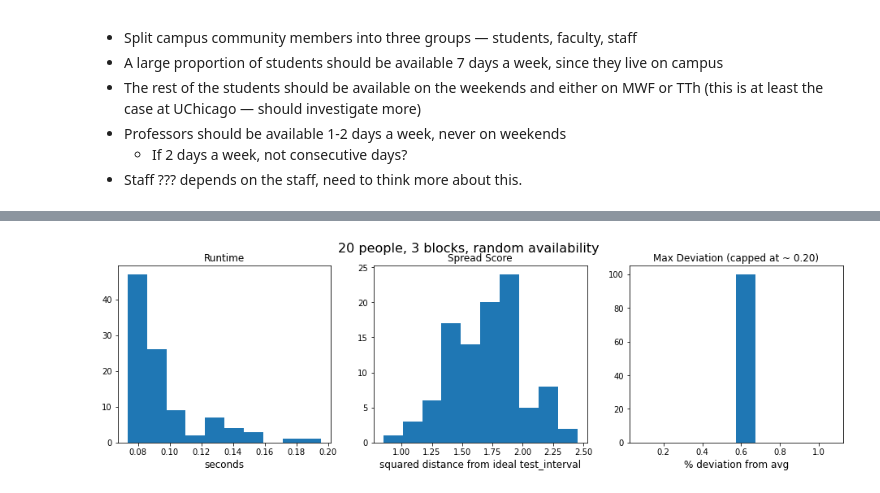
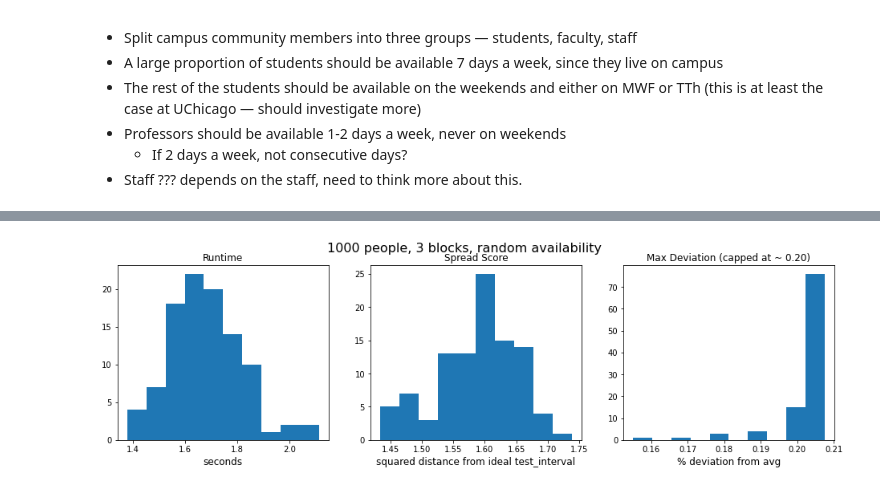
Before and after one commit to mggg/covid-scheduling, a Jupyter notebook: linear_program.ipynb, the cells around one changed output, grey strips where cells are left out. Cells and saved outputs as stored; diff of their text form; code cells hidden in the pictures.

```diff
--- a/linear_program.ipynb
+++ b/linear_program.ipynb
@@ -156,23 +156,23 @@ def analyzeIP(assignment, n_people, n_blocks, n_days=7, test_interval=3.5):
             if week[i] == 1:
                 scheduled_days.append(i)
         if len(scheduled_days) == 2:
-            score += ((scheduled_days[1] - scheduled_days[0]) - (n_days / n_tests)) ** 2
+            score += ((scheduled_days[1] - scheduled_days[0]) - test_interval) ** 2
     spreadScore = score / n_people
     # Compute block demands, deviations
     block_demands = np.sum(assignment.value, axis=0)
-    exp_supply_per_block = n_people * n_tests / (n_days * n_blocks)
+    exp_supply_per_block = n_people / (n_blocks * test_interval)
     max_deviation = max(block_demands.max() - exp_supply_per_block,
                         exp_supply_per_block - block_demands.min()) / exp_supply_per_block
 
     return spreadScore, block_demands, max_deviation
 # %%
-def showLast(assignment, avail, n_people, spreadScore, block_demands, max_deviation, n_days=7):
+def showLast(assignment, avail, n_people, n_blocks, spreadScore, block_demands, max_deviation, n_days=7):
     print("Spread score is: %.02f" % spreadScore)
     print("Max deviation %% is: %.01f" % (100 * max_deviation))
     print('Block demand (min):', block_demands.min())
     print('Block demand (max):', block_demands.max())
     print('All block demands:', block_demands)
-    daily_demands = [sum(block_demands[i:i+3]) for i in range(0, n_blocks*n_days - 1, 3)]
+    daily_demands = [sum(block_demands[i:i+n_blocks]) for i in range(0, n_blocks*n_days - 1, n_blocks)]
     print('All daily demands:', daily_demands)
     if n_people < 1000:
         # Display Calendar
@@ -215,7 +215,7 @@ def runTrials(n_trials, n_people, n_blocks):
     print("There were %d infeasibles" % infeasibles)
     print()
     print("Summary of last IP run...")
-    showLast(assignment, avail, n_people, spreadScore, block_demands, max_deviation)
+    showLast(assignment, avail, n_people, n_blocks, spreadScore, block_demands, max_deviation)
     return times, spreads, maxDevs
 # %%
 def plotTrials(times, spreads, maxDevs, n_trials, n_people, n_blocks, buffer=0.2):
@@ -238,7 +238,7 @@ def plotTrials(times, spreads, maxDevs, n_trials, n_people, n_blocks, buffer=0.2
 #     fig.show()
     fig.savefig("p" + str(n_people) + "b" + str(n_blocks) + "_x" + str(n_trials) + ".png", dpi=300)
 # %%
-times, spreads, maxDevs = runTrials(100, 20, 3)
+times, spreads, maxDevs = runTrials(100, 1000, 3)
 # %% [output]
 0
 10
@@ -263,4 +263,4 @@ All daily demands: [9.0, 3.0, 6.0, 6.0, 5.0, 3.0, 8.0]
 # %%
-plotTrials(times, spreads, maxDevs, 100, 20, 3)
+plotTrials(times, spreads, maxDevs, 100, 1000, 3)
 # %% [output]
-[figure, old version]
+[figure, new version]
```
Also changed, not shown: parts of 1 cell of this notebook.
